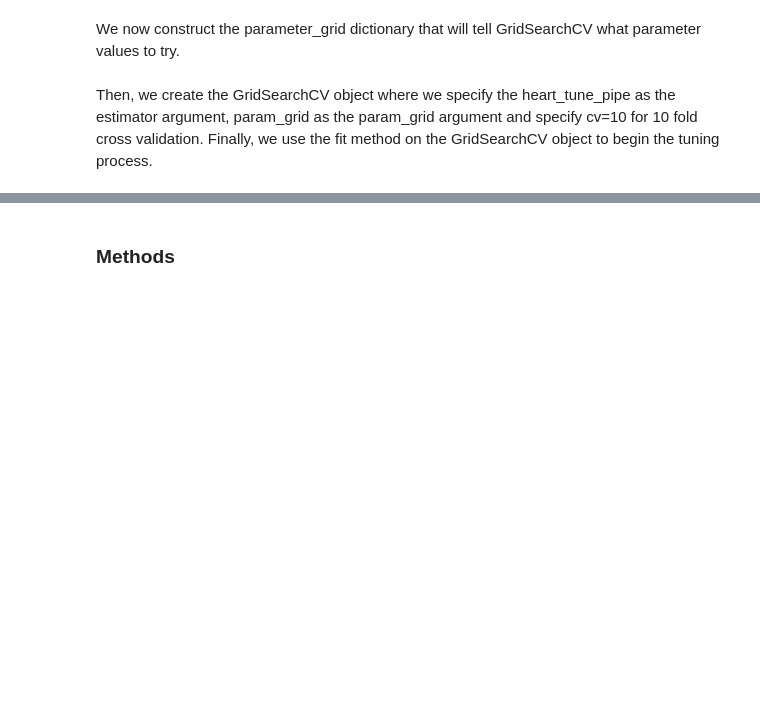
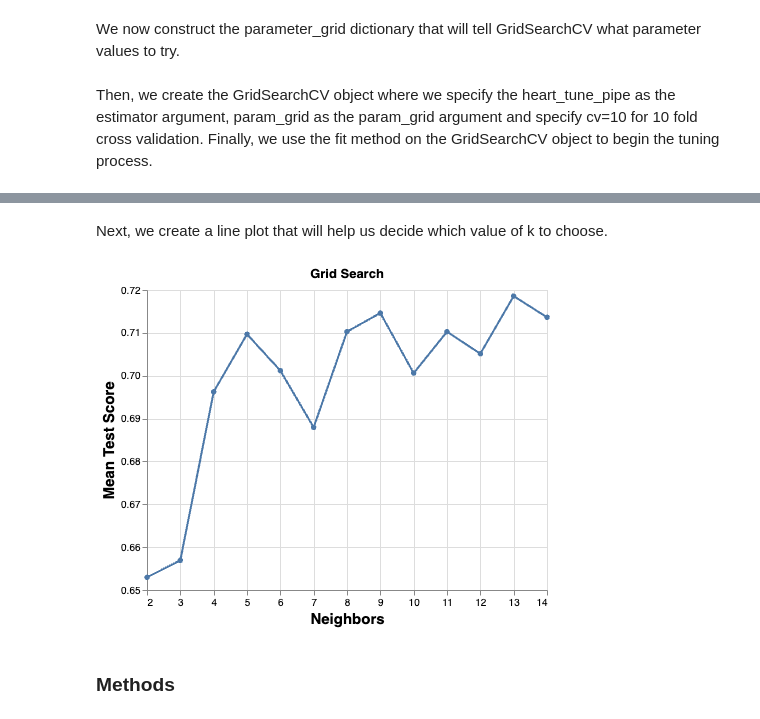
Before and after one commit to ddsanto/insert-group-name, a Jupyter notebook: Project report.ipynb, the cells around one changed output, grey strips where cells are left out. Drawn from its saved outputs; the diff is of its cells as text; code cells hidden in the pictures; blank space fills up the shorter version.

Commit message:
grid search final

```diff
--- a/Project report.ipynb
+++ b/Project report.ipynb
@@ -320,7 +320,7 @@ heart_preprocessor = make_column_transformer(
             "Fasting_Blood_Sugar",
         ],
     ),
-    (StandardScaler(), ["Age", "Serum_Cholestrol", "Max_Heart_Rate"]),
+    (StandardScaler(), ["Age", "Serum_Cholesterol", "Max_Heart_Rate"]),
 )
 
 heart_preprocessor
@@ -357,20 +357,14 @@ heart_tune_grid = GridSearchCV(
 # We pass the training data predictors and labels as the two arguments to fit
 # We will wrap it in a pd.DataFrame to make it easier to understand, and print the info of the result.
 
-X_tune = heart_train[["Age","Chest_Pain_Type","Fasting_Blood_Sugar", "Serum_Cholesterol", "Max_Heart_Rate"]]
+
+X_tune = heart_train.drop(columns=["Diagnosis"])
 y_tune = heart_train["Diagnosis"]
-
+# heart_train
 knn_model_grid = heart_tune_grid.fit(X_tune, y_tune)
-
+# X_tune
 
 accuracies_grid = pd.DataFrame(knn_model_grid.cv_results_)
 
-
-# accuracies_grid = pd.DataFrame(
-#              heart_tune_grid
-#              .fit(heart_train.loc[:, ["Age","Chest_Pain_Type","Fasting_Blood_Sugar", "Serum_Cholesterol", "Max_Heart_Rate"]],
-#                   heart_train["Diagnosis"]
-#             ).cv_results_)
-
-# accuracies_grid.info()
+accuracies_grid
 # %% [output]
@@ -381,3 +385,28 @@ You can try to debug the error by setting error_score='raise'.
+# %% [markdown]
+Next, we create a line plot that will help us decide which value of k to choose.
+# %%
+accuracy_versus_k_grid = (
+    alt.Chart(accuracies_grid, title="Grid Search")
+    .mark_line(point=True)
+    .encode(
+        x=alt.X(
+            "param_kneighborsclassifier__n_neighbors",
+            title="Neighbors",
+            scale=alt.Scale(zero=False),
+        ),
+        y=alt.Y(
+            "mean_test_score",
+            title="Mean Test Score",
+            scale=alt.Scale(zero=False)
+        ),
+    )
+    .configure_axis(labelFontSize=10, titleFontSize=15)
+    .properties(width=400, height=300)
+)
+
+accuracy_versus_k_grid
+# %% [output]
+[figure, added]
 # %% [markdown]
 ### Methods
 # %% [markdown]
```
Also changed, not shown: parts of 3 cells of this notebook.
